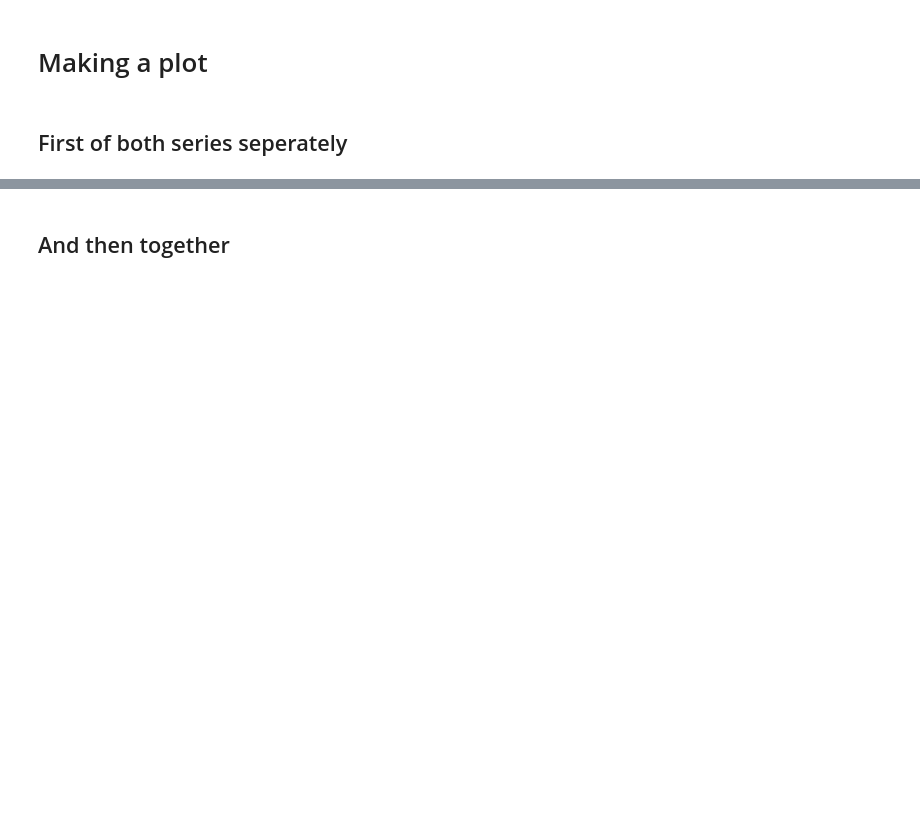
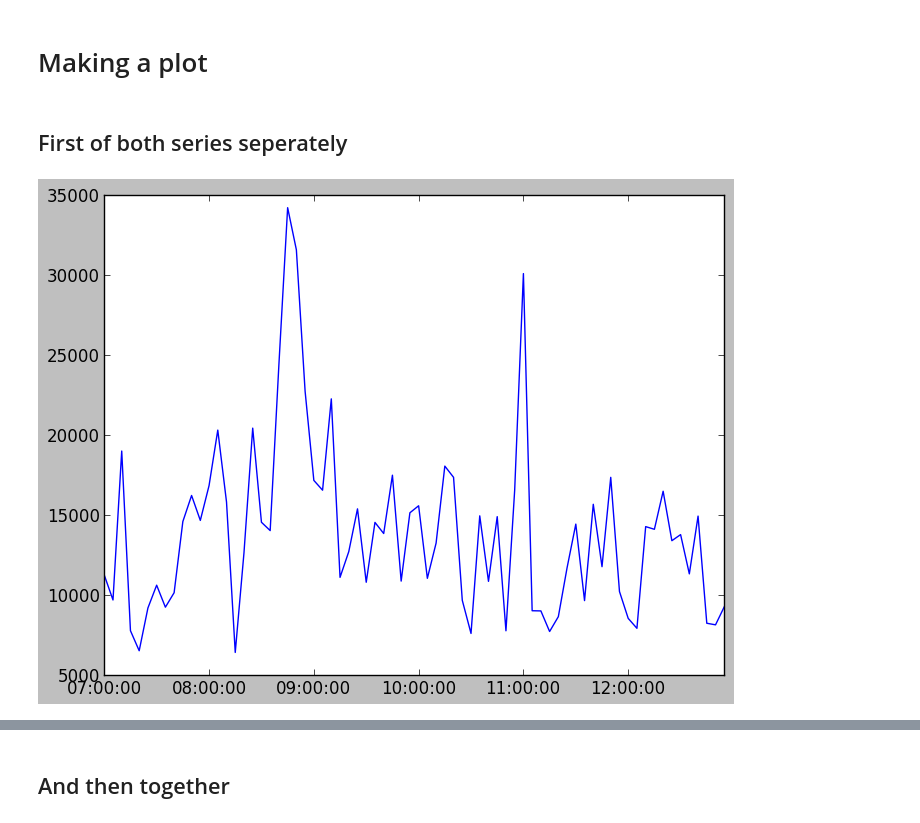
Before and after one commit to gridl/scipy_notebooks, a Jupyter notebook: bug_plot-two-timeseries.ipynb, the cells around one changed output, grey strips where cells are left out. Drawn from its saved outputs; the diff is of its cells as text; code cells hidden in the pictures; blank space fills up the shorter version.

Commit message:
Update to two timeseries plotting bug

```diff
--- a/bug_plot-two-timeseries.ipynb
+++ b/bug_plot-two-timeseries.ipynb
@@ -109,3 +137,9 @@ df2 = pd.Series(d2)
 # Making a plot
 # %% [markdown]
 ## First of both series seperately
+# %%
+fig, ax = plt.subplots()
+ax.plot(df1.index, df1.values)
+display(fig)
+# %% [output]
+[figure, added]
```
Also changed, not shown: parts of 26 cells of this notebook.
